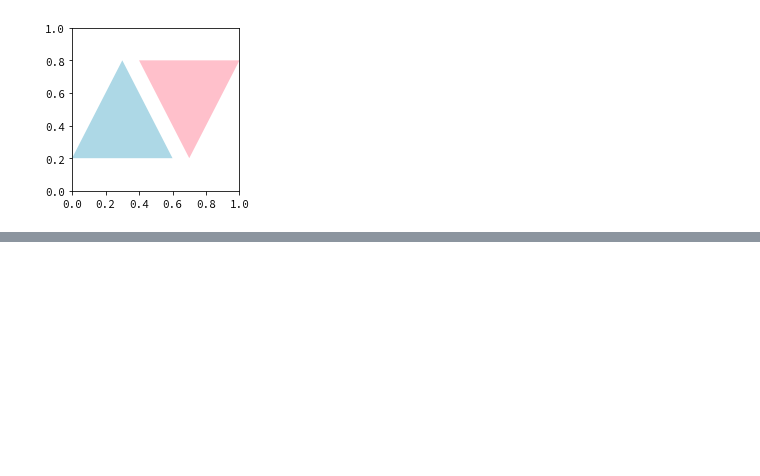
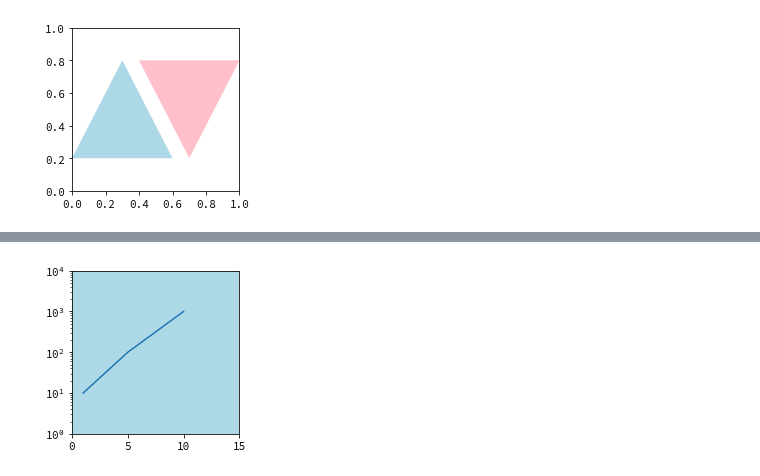
Before and after one commit to ikki02/Python, a Jupyter notebook: JupyterNotebook - Matplotlib/Matplotlib2.ipynb, the cells around one changed output, grey strips where cells are left out. Saved outputs shown, nothing was run; the diff lists cells and outputs as text; code cells hidden in the pictures; blank space fills up the shorter version.

```diff
--- a/JupyterNotebook - Matplotlib/Matplotlib2.ipynb
+++ b/JupyterNotebook - Matplotlib/Matplotlib2.ipynb
@@ -113,0 +131,16 @@ plt.show()
+# %%
+# サブプロットの書式設定
+# 下記以外にもprojectionという図の投影法を指定する引数があるらしい。
+# frame_onという引数で描画の有無も指定できる。
+fig = plt.figure(figsize=(3,3))
+
+ax = fig.add_subplot(111,
+                 facecolor='lightblue', #描画エリアの色
+                 xlim=[0,15],  #X軸の範囲
+                 ylim=[1,10000], #y軸の範囲
+                 yscale='log') #'liner', 'log', 'logit', 'symlog'から選べる。
+
+ax.plot([1,5,10],[10,100,1000])
+plt.show()
+# %% [output]
+[figure, added]
```
Also changed, not shown: parts of 32 cells of this notebook.
